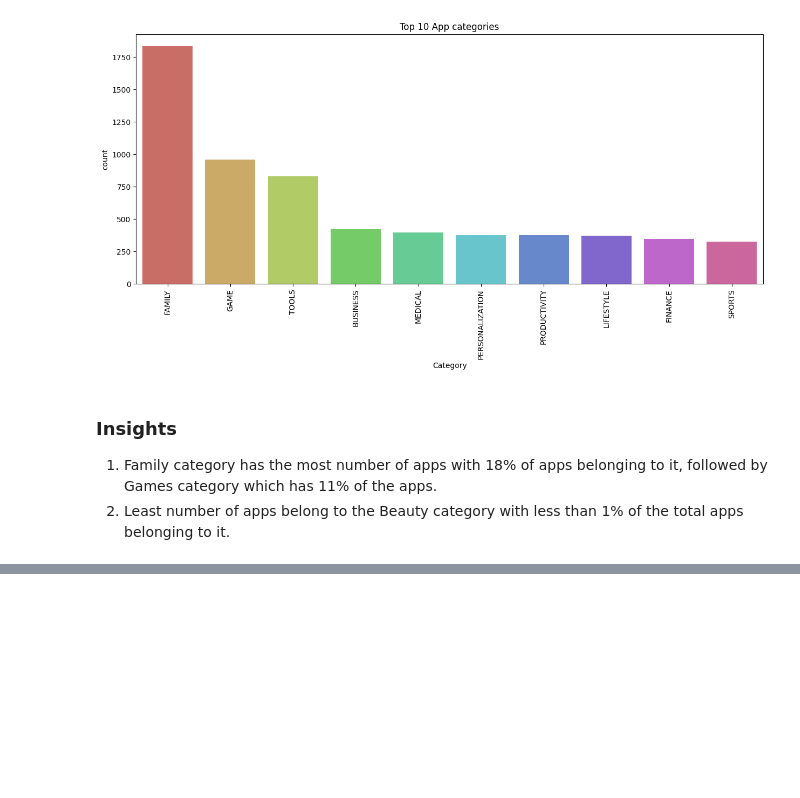
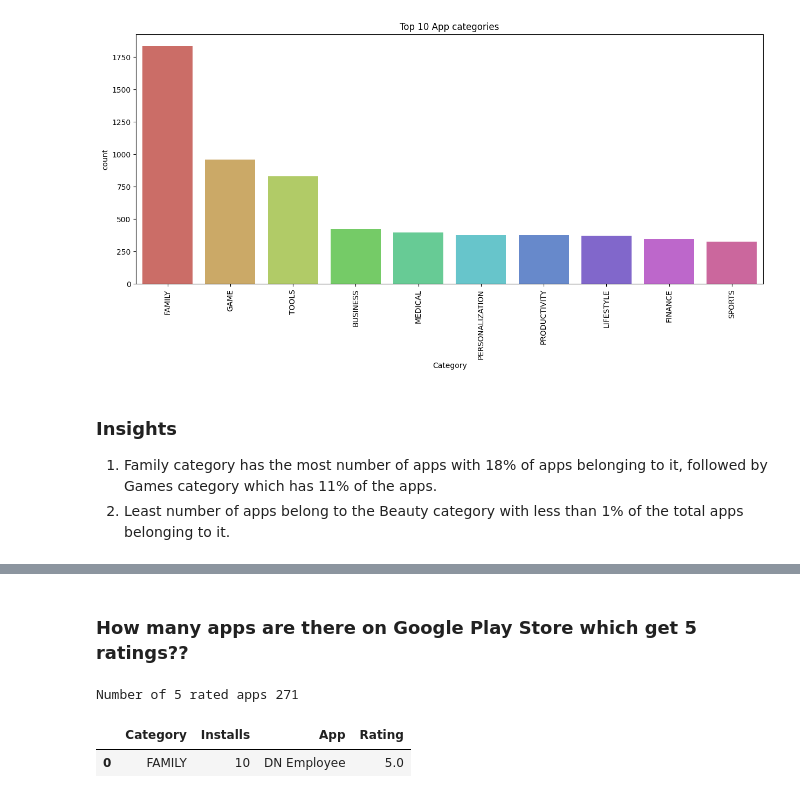
Before and after one commit to PandoraAnalyst/python-eda, a Jupyter notebook: datasets-analysis/google_playstore_analysis.ipynb, the cells around one changed output, grey strips where cells are left out. Cells and saved outputs as stored; diff of their text form; code cells hidden in the pictures; blank space fills up the shorter version.

```diff
--- a/datasets-analysis/google_playstore_analysis.ipynb
+++ b/datasets-analysis/google_playstore_analysis.ipynb
@@ -495,0 +553,12 @@ plt.show()
+# %% [markdown]
+### How many apps are there on Google Play Store which get 5 ratings??
+# %%
+rating = df_copy.groupby(['Category','Installs', 'App'])['Rating'].sum().sort_values(ascending = False).reset_index()
+
+toprating_apps = rating[rating.Rating == 5.0]
+print("Number of 5 rated apps",toprating_apps.shape[0])
+toprating_apps.head(1)
+# %% [output]
+Number of 5 rated apps 271
+|  | Category | Installs | App | Rating |
+| 0 | FAMILY | 10 | DN Employee | 5.0 |
```
Also changed, not shown: parts of 8 cells of this notebook.
